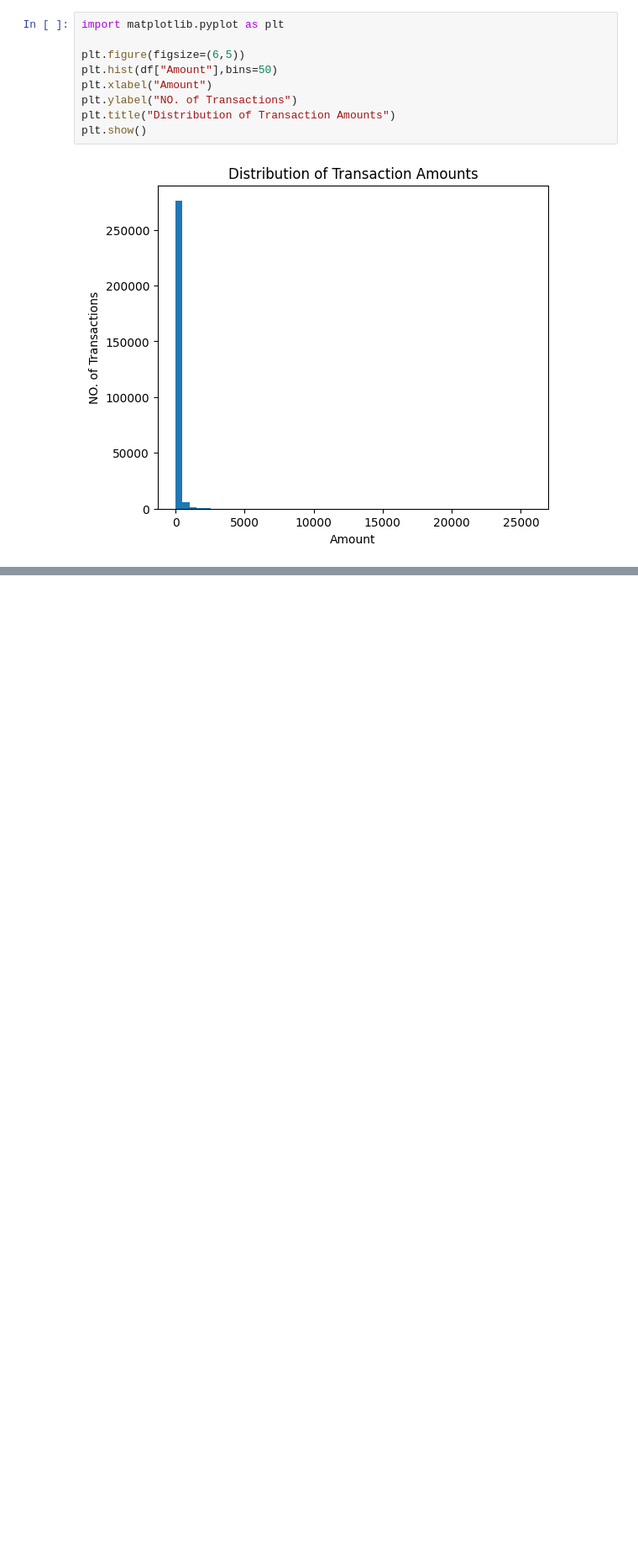
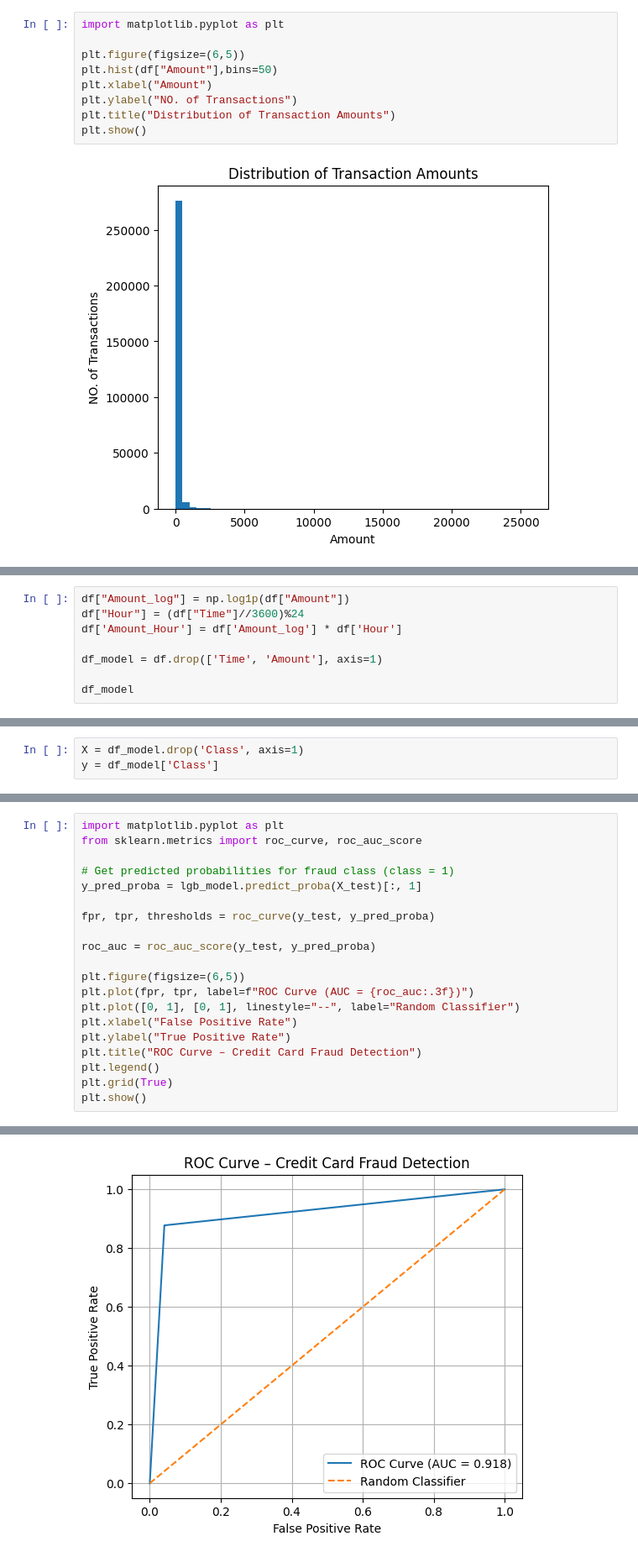
Before and after one commit to huraira-chohan/Fraud-Detection-Model, a Jupyter notebook: main.ipynb, the cells around one changed output, grey strips where cells are left out. Shown at 84% size. Saved outputs shown, nothing was run; the diff lists cells and outputs as text; blank space fills up the shorter version.

```diff
--- a/main.ipynb
+++ b/main.ipynb
@@ -127,0 +116,8 @@ ValueError: numpy.dtype size changed, may indicate binary incompatibility. Expec
+# %%
+df["Amount_log"] = np.log1p(df["Amount"])
+df["Hour"] = (df["Time"]//3600)%24
+df['Amount_Hour'] = df['Amount_log'] * df['Hour']
+
+df_model = df.drop(['Time', 'Amount'], axis=1)
+
+df_model
@@ -127,0 +138,3 @@ ValueError: numpy.dtype size changed, may indicate binary incompatibility. Expec
+# %%
+X = df_model.drop('Class', axis=1)
+y = df_model['Class']
@@ -127,0 +199,21 @@ ValueError: numpy.dtype size changed, may indicate binary incompatibility. Expec
+# %%
+import matplotlib.pyplot as plt
+from sklearn.metrics import roc_curve, roc_auc_score
+
+# Get predicted probabilities for fraud class (class = 1)
+y_pred_proba = lgb_model.predict_proba(X_test)[:, 1]
+
+fpr, tpr, thresholds = roc_curve(y_test, y_pred_proba)
+
+roc_auc = roc_auc_score(y_test, y_pred_proba)
+
+plt.figure(figsize=(6,5))
+plt.plot(fpr, tpr, label=f"ROC Curve (AUC = {roc_auc:.3f})")
+plt.plot([0, 1], [0, 1], linestyle="--", label="Random Classifier")
+plt.xlabel("False Positive Rate")
+plt.ylabel("True Positive Rate")
+plt.title("ROC Curve – Credit Card Fraud Detection")
+plt.legend()
+plt.grid(True)
+plt.show()
+# %% [output]
@@ -127,0 +221 @@ ValueError: numpy.dtype size changed, may indicate binary incompatibility. Expec
+[figure, added]
```
Also changed, not shown: parts of 7 cells of this notebook.
